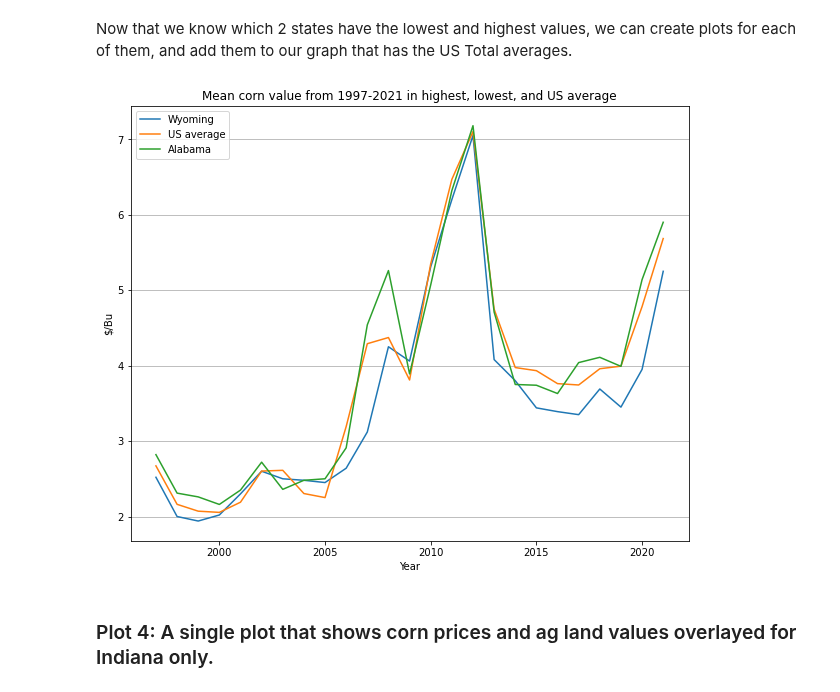
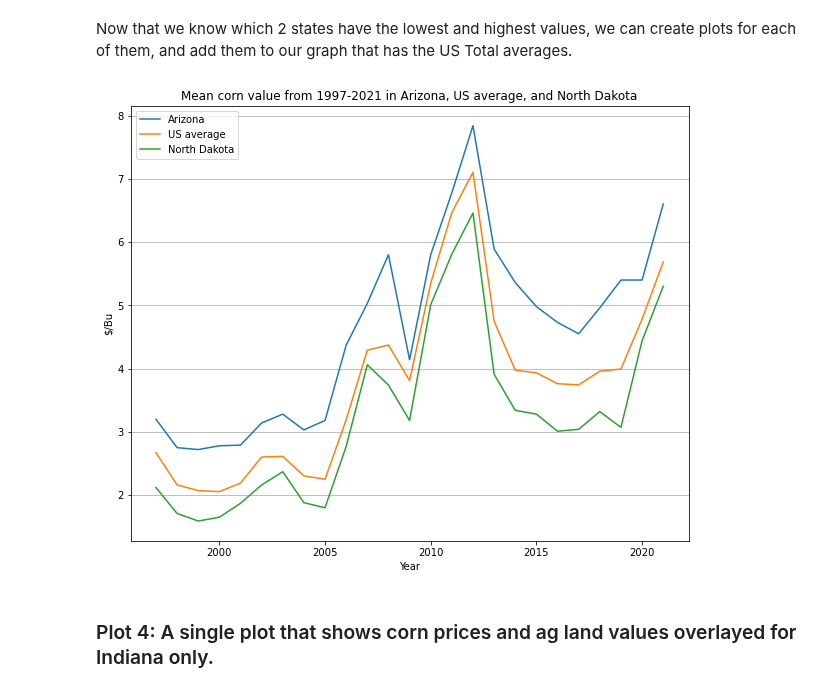
Before and after one commit to ShihYLin/Ag-Informatics, a Jupyter notebook: Lab2/lab2-ShihYunLin.ipynb, the cells around one changed output. Saved outputs shown, nothing was run; the diff lists cells and outputs as text; code cells hidden in the pictures.

Commit message:
start plot 4

```diff
--- a/Lab2/lab2-ShihYunLin.ipynb
+++ b/Lab2/lab2-ShihYunLin.ipynb
@@ -527,32 +527,32 @@ Now that we know which 2 states have the lowest and highest values, we can creat
 # %%
 # Some basic functionality to make the graphs larger
 plt.figure(figsize=(10, 8))
 
 #Plot line for the State with the max value. Make sure you include a 'label' for the legend.
 # Enter code here...
-plt.plot(clean_CORN['Year'].unique(), clean_CORN[clean_CORN['State']== 'WYOMING'].groupby('Year')['Value'].mean(), label='Wyoming')
+plt.plot(clean_CORN['Year'].unique(), clean_CORN[clean_CORN['State']== 'ARIZONA'].groupby('Year')['Value'].mean(), label='Arizona')
 
 #Plot line for average US value (same as previous graph)
 # Enter code here...
 plt.plot(clean_CORN['Year'].unique(),clean_CORN.groupby('Year')['Value'].mean(), label='US average')
 
 #Plot line for the State with the min value. Make sure you include a 'label' for the legend.
 # Enter code here...
-plt.plot(clean_CORN['Year'].unique(), clean_CORN[clean_CORN['State']== 'ALABAMA'].groupby('Year')['Value'].mean(), label='Alabama')
+plt.plot(clean_CORN['Year'].unique(), clean_CORN[clean_CORN['State']== 'NORTH DAKOTA'].groupby('Year')['Value'].mean(), label='North Dakota')
 
 # Give your a title, plot x any y axis labels, a legend, and activate grid lines.
 # Enter code here...
-plt.title('Mean corn value from 1997-2021 in highest, lowest, and US average')
+plt.title('Mean corn value from 1997-2021 in Arizona, US average, and North Dakota')
 plt.xlabel('Year')
 plt.ylabel('$/Bu')
 plt.grid(axis='y')
 plt.legend(loc="upper left")
 
 # Save the plot as a PNG file - check it out, you should have a file with this name in your folder now!
 # MAKE SURE YOU RUN THIS - I will expect this image in your submission folder
 plt.savefig('corndeviation.png', format='png', dpi=140)
 # %% [output]
-[figure, old version]
+[figure, new version]
 # %% [markdown]
 ### Plot 4: A single plot that shows corn prices and ag land values overlayed for Indiana only.
 # %% [markdown]
```
Also changed, not shown: 1 other file.
